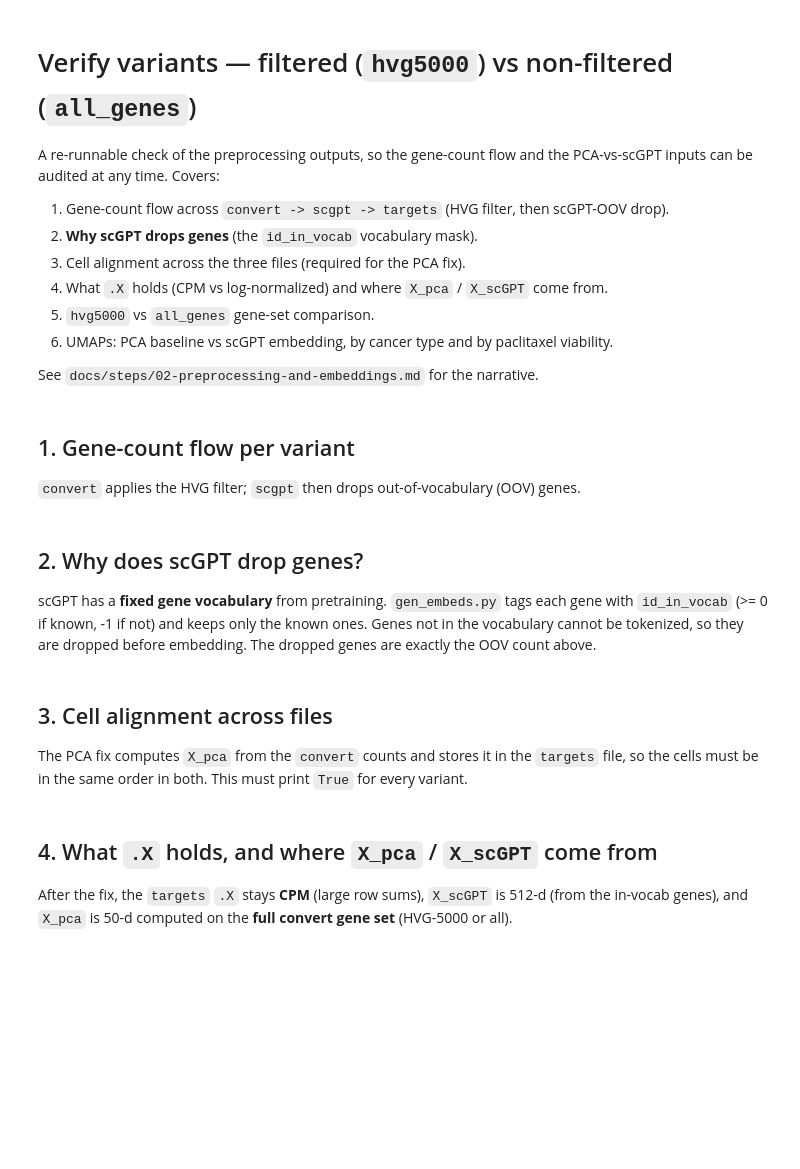
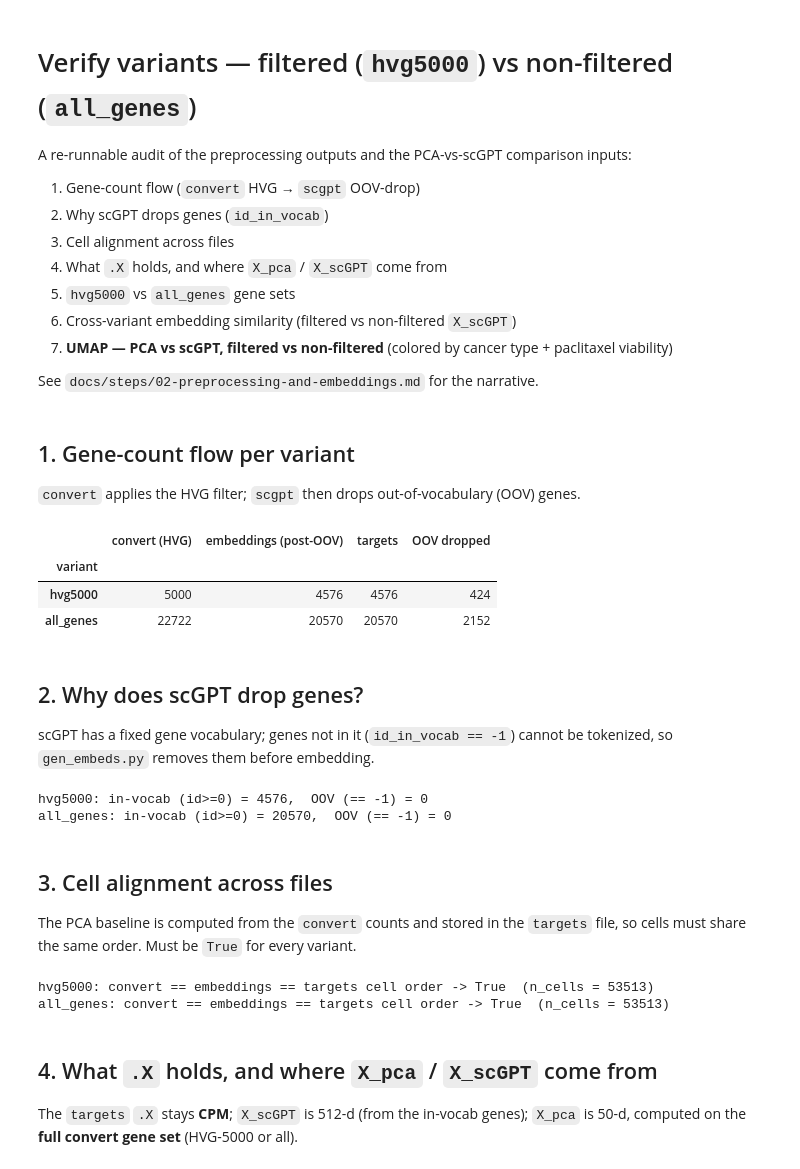
Before and after one commit to Sisistern123/OncoTox, a Jupyter notebook: notebooks/verify_variants.ipynb, the cells around one changed output. Drawn from its saved outputs; the diff is of its cells as text; code cells hidden in the pictures; blank space fills up the shorter version.

```diff
--- a/notebooks/verify_variants.ipynb
+++ b/notebooks/verify_variants.ipynb
@@ -1,15 +1,15 @@
 # %% [markdown]
 # Verify variants — filtered (`hvg5000`) vs non-filtered (`all_genes`)
 
-A re-runnable check of the preprocessing outputs, so the gene-count flow and the
-PCA-vs-scGPT inputs can be audited at any time. Covers:
+A re-runnable audit of the preprocessing outputs and the PCA-vs-scGPT comparison inputs:
 
-1. Gene-count flow across `convert -> scgpt -> targets` (HVG filter, then scGPT-OOV drop).
-2. **Why scGPT drops genes** (the `id_in_vocab` vocabulary mask).
-3. Cell alignment across the three files (required for the PCA fix).
-4. What `.X` holds (CPM vs log-normalized) and where `X_pca` / `X_scGPT` come from.
-5. `hvg5000` vs `all_genes` gene-set comparison.
-6. UMAPs: PCA baseline vs scGPT embedding, by cancer type and by paclitaxel viability.
+1. Gene-count flow (`convert` HVG → `scgpt` OOV-drop)
+2. Why scGPT drops genes (`id_in_vocab`)
+3. Cell alignment across files
+4. What `.X` holds, and where `X_pca` / `X_scGPT` come from
+5. `hvg5000` vs `all_genes` gene sets
+6. Cross-variant embedding similarity (filtered vs non-filtered `X_scGPT`)
+7. **UMAP — PCA vs scGPT, filtered vs non-filtered** (colored by cancer type + paclitaxel viability)
 
 See `docs/steps/02-preprocessing-and-embeddings.md` for the narrative.
 # %%
@@ -37,45 +40,47 @@ def load(variant, stage, backed='r'):
 # %%
 rows = []
 for v in VARIANTS:
     g = {s: load(v, s).n_vars for s in FILES}
-    rows.append({
-        'variant': v,
-        'convert (HVG)': g['convert'],
-        'embeddings (post-OOV)': g['embeddings'],
-        'targets': g['targets'],
-        'OOV dropped': g['convert'] - g['embeddings'],
-    })
+    rows.append({'variant': v, 'convert (HVG)': g['convert'],
+                 'embeddings (post-OOV)': g['embeddings'], 'targets': g['targets'],
+                 'OOV dropped': g['convert'] - g['embeddings']})
 pd.DataFrame(rows).set_index('variant')
+# %% [output]
+|  | convert (HVG) | embeddings (post-OOV) | targets | OOV dropped |
+| variant |  |  |  |  |
+| hvg5000 | 5000 | 4576 | 4576 | 424 |
+| all_genes | 22722 | 20570 | 20570 | 2152 |
 # %% [markdown]
 ## 2. Why does scGPT drop genes?
 
-scGPT has a **fixed gene vocabulary** from pretraining. `gen_embeds.py` tags each gene with
-`id_in_vocab` (>= 0 if known, -1 if not) and keeps only the known ones. Genes not in the
-vocabulary cannot be tokenized, so they are dropped before embedding. The dropped genes are
-exactly the OOV count above.
+scGPT has a fixed gene vocabulary; genes not in it (`id_in_vocab == -1`) cannot be tokenized, so `gen_embeds.py` removes them before embedding.
 # %%
 for v in VARIANTS:
     emb = load(v, 'embeddings')
     if 'id_in_vocab' in emb.var.columns:
         iv = emb.var['id_in_vocab'].astype(int)
-        print(f'{v}: kept (id_in_vocab>=0) = {(iv >= 0).sum()},  OOV (== -1) = {(iv < 0).sum()}')
+        print(f'{v}: in-vocab (id>=0) = {(iv >= 0).sum()},  OOV (== -1) = {(iv < 0).sum()}')
     else:
-        print(f'{v}: embeddings file already subset to in-vocab genes -> n_vars = {emb.n_vars}')
+        print(f'{v}: embeddings already subset to in-vocab genes -> n_vars = {emb.n_vars}')
+# %% [output]
+hvg5000: in-vocab (id>=0) = 4576,  OOV (== -1) = 0
+all_genes: in-vocab (id>=0) = 20570,  OOV (== -1) = 0
 # %% [markdown]
 ## 3. Cell alignment across files
 
-The PCA fix computes `X_pca` from the `convert` counts and stores it in the `targets` file, so
-the cells must be in the same order in both. This must print `True` for every variant.
+The PCA baseline is computed from the `convert` counts and stored in the `targets` file, so cells must share the same order. Must be `True` for every variant.
 # %%
 for v in VARIANTS:
-    a = load(v, 'convert'); b = load(v, 'embeddings'); c = load(v, 'targets')
+    a, b, c = load(v, 'convert'), load(v, 'embeddings'), load(v, 'targets')
     ok = np.array_equal(a.obs_names, b.obs_names) and np.array_equal(b.obs_names, c.obs_names)
     print(f'{v}: convert == embeddings == targets cell order -> {ok}  (n_cells = {c.n_obs})')
+# %% [output]
+hvg5000: convert == embeddings == targets cell order -> True  (n_cells = 53513)
+all_genes: convert == embeddings == targets cell order -> True  (n_cells = 53513)
 # %% [markdown]
 ## 4. What `.X` holds, and where `X_pca` / `X_scGPT` come from
 
-After the fix, the `targets` `.X` stays **CPM** (large row sums), `X_scGPT` is 512-d (from the
-in-vocab genes), and `X_pca` is 50-d computed on the **full convert gene set** (HVG-5000 or all).
+The `targets` `.X` stays **CPM**; `X_scGPT` is 512-d (from the in-vocab genes); `X_pca` is 50-d, computed on the **full convert gene set** (HVG-5000 or all).
 # %%
 for v in VARIANTS:
     t = load(v, 'targets', backed=None)
```
Also changed, not shown: parts of 12 cells of this notebook, 7 other files.
